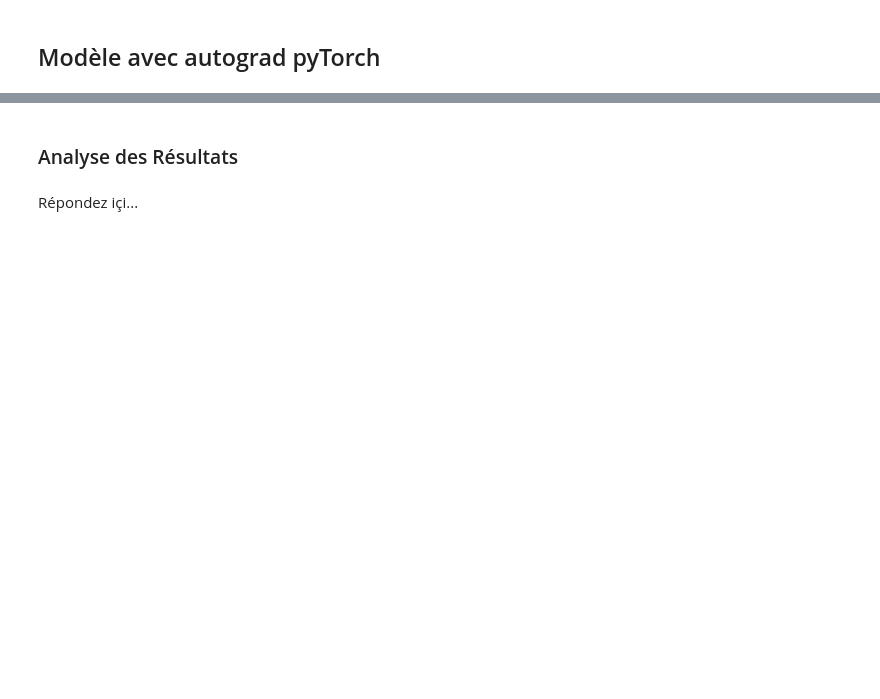
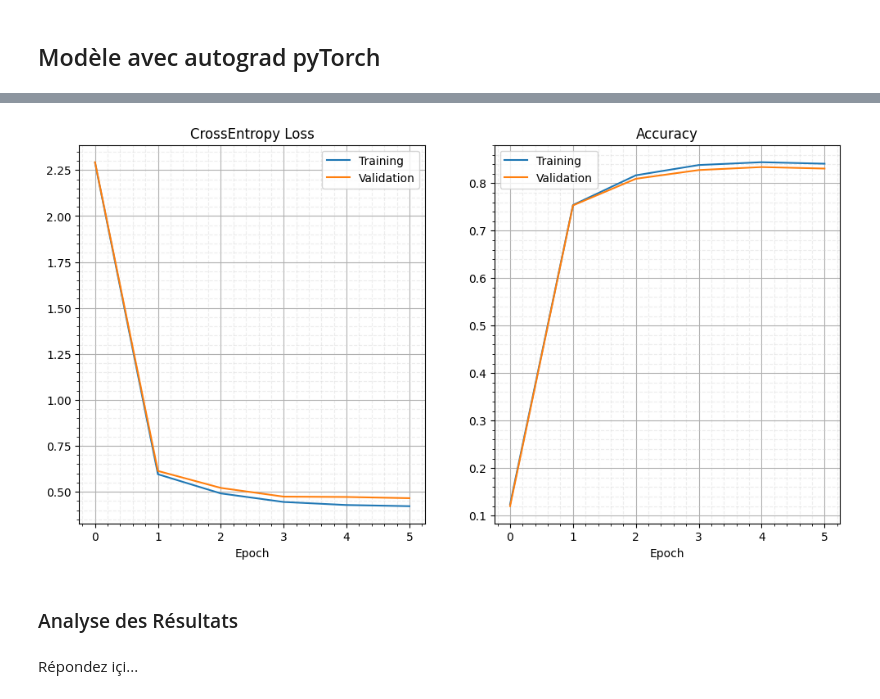
Before and after one commit to Alexndrs/Bayesian-Network-exploration, a Jupyter notebook: INF8225_TP1_H25.ipynb, the cells around one changed output, grey strips where cells are left out. Saved outputs shown, nothing was run; the diff lists cells and outputs as text; code cells hidden in the pictures; blank space fills up the shorter version.

```diff
--- a/INF8225_TP1_H25.ipynb
+++ b/INF8225_TP1_H25.ipynb
@@ -820,0 +845,20 @@ Epoch  4, Train: loss=0.436, accuracy=84.6%, Valid: loss=0.443, accuracy=84.4%
+# %%
+depth = 1
+width = 300
+lr = 0.05
+batch_size = 500
+
+data_loader_train, data_loader_val, data_loader_test = get_fashion_mnist_dataloaders(val_percentage=0.1, batch_size=batch_size)
+
+torch_model = PyTorchNN(n_features=784, n_hidden_features=width, n_hidden_layers=depth, n_classes=10)
+best_model, best_val_accuracy, logger = train_pytorch(torch_model,lr=lr, nb_epochs=5,
+                                              data_loader_train=data_loader_train, data_loader_val=data_loader_val)
+logger.plot_loss_and_accuracy()
+print(f"Best validation accuracy = {best_val_accuracy*100:.3f}")
+
+accuracy_test, loss_test = accuracy_and_loss_whole_dataset(data_loader_test, best_model)
+print("Evaluation of the best training model over test set")
+print("------")
+print(f"Loss : {loss_test:.3f}")
+print(f"Accuracy : {accuracy_test*100.:.3f}")
+# %% [output]
@@ -821,3 +876,4 @@ Epoch  4, Train: loss=0.436, accuracy=84.6%, Valid: loss=0.443, accuracy=84.4%
+[figure, added]
 # %% [markdown]
 ### Analyse des Résultats
 # %% [markdown]
```
Also changed, not shown: parts of 3 cells of this notebook.
